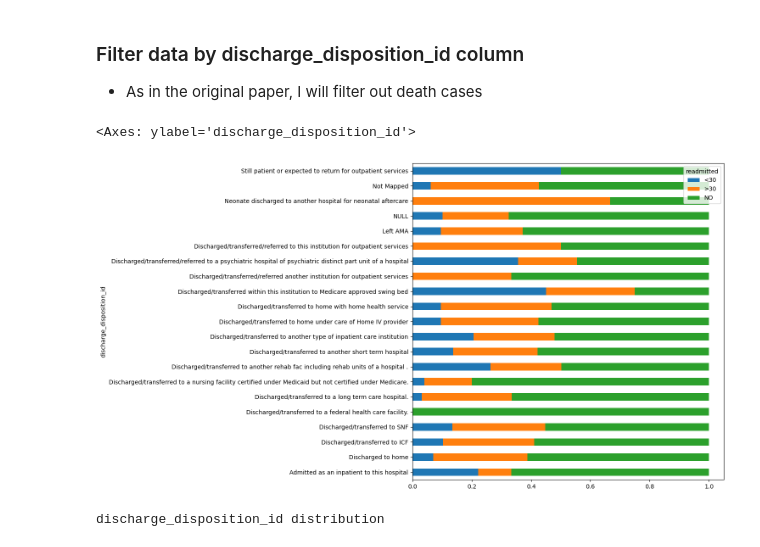
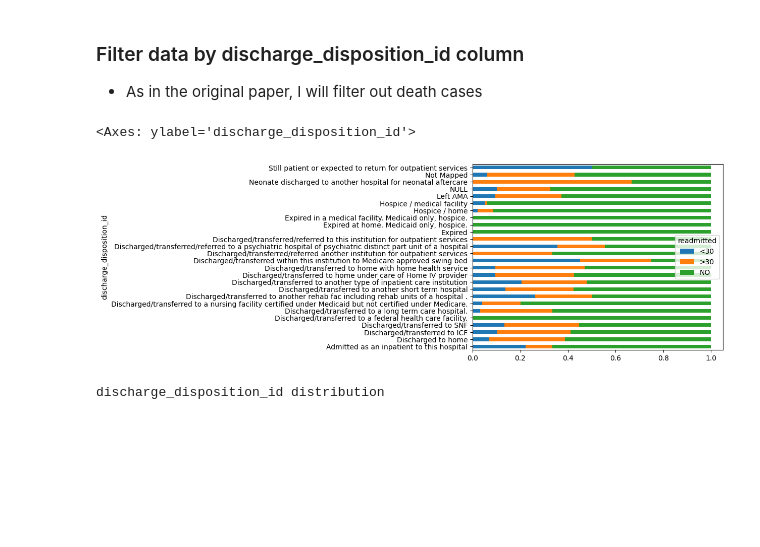
Before and after one commit to DiklaGelbard/kaggle_notebooks, a Jupyter notebook: diabetes_dataset.ipynb, the cells around one changed output. Drawn from its saved outputs; the diff is of its cells as text; code cells hidden in the pictures; blank space fills up the shorter version.

```diff
--- a/diabetes_dataset.ipynb
+++ b/diabetes_dataset.ipynb
@@ -19,24 +20,27 @@ import os
 from matplotlib import pyplot as plt
 %matplotlib inline
 # %%
-# Useful functions
-def get_stacked_bar_plot(cols, xtickslabels=None, legend_mapper=None, kind="barh"):
+#@title Useful functions
+def get_stacked_bar_plot(cols, xtickslabels=None, legend_mapper=None, kind="barh", proportions=True):
+  if proportions:
     ax = data.groupby(cols).size().unstack(1).apply(lambda x: x/x.sum(), axis=1).plot(kind=kind, stacked=True)
-    if xtickslabels is not None:
-      labels = ax.get_xticklabels() if kind=="bar" else ax.get_yticklabels()
-      ticks =  ax.get_xticks() if kind=="bar" else  ax.get_yticks()
-      tickslabels = [xtickslabels[a.get_text()] for a in labels]
-      if kind == "bar":
-        ax.set_xticks(ticks=ticks, labels = tickslabels, rotation=45, ha='right', rotation_mode='anchor')
-        plt.rcParams["figure.figsize"] = (6,10)
-      else:
-        ax.set_yticks(ticks=ticks, labels = tickslabels, rotation=10, ha='right', rotation_mode='anchor')
-        plt.rcParams["figure.figsize"] = (10, 6)
-    if legend_mapper is not None:
-        labels = [legend_mapper[a.get_text()] for a in ax.get_legend().texts]
-        ax.set_label(labels)
-    plt.tight_layout()
-    return ax
+  else:
+    ax = data.groupby(cols).size().unstack(1).plot(kind=kind, stacked=True)
+  if xtickslabels is not None:
+    labels = ax.get_xticklabels() if kind=="bar" else ax.get_yticklabels()
+    ticks =  ax.get_xticks() if kind=="bar" else  ax.get_yticks()
+    tickslabels = [xtickslabels[a.get_text()] for a in labels]
+    if kind == "bar":
+      ax.set_xticks(ticks=ticks, labels = tickslabels, rotation=45, ha='right', rotation_mode='anchor')
+      plt.rcParams["figure.figsize"] = (6,10)
+    else:
+      ax.set_yticks(ticks=ticks, labels = tickslabels, rotation=10, ha='right', rotation_mode='anchor')
+      plt.rcParams["figure.figsize"] = (10, 6)
+  if legend_mapper is not None:
+      labels = [legend_mapper[a.get_text()] for a in ax.get_legend().texts]
+      ax.set_label(labels)
+  plt.tight_layout()
+  return ax
 # %% [markdown]
 ## Read and pre-process Data
 # %% [markdown]
@@ -117,12 +122,11 @@ data = df.sort_values(by="encounter_id").groupby("patient_nbr").first()
 *   As in the original paper, I will filter out death cases
 # %%
 # Converting to categories names
-data.loc[:, "discharge_disposition_id"] = data.discharge_disposition_id.apply(lambda x: discharge_disposition_id[str(x)])
+data.loc[:, "discharge_disposition_id"] = data.discharge_disposition_id.apply(lambda x: discharge_disposition_id[str(x)]).values
+get_stacked_bar_plot(["discharge_disposition_id","readmitted"])
+# %% [output]
+<Axes: ylabel='discharge_disposition_id'>
+[figure, added]
-# %%
-get_stacked_bar_plot(["discharge_disposition_id","readmitted"])
-# %% [output]
-<Axes: ylabel='discharge_disposition_id'>
-[figure, removed]
 # %%
 # Drop discharge_disposition s.a expired or hospice
 discharge_disposition_ids_to_remove = ["Expired", "Hospice / home", "Hospice / medical facility", "Expired at home. Medicaid only, hospice.", "Expired in a medical facility. Medicaid only, hospice."]
```
Also changed, not shown: parts of 64 cells of this notebook.
